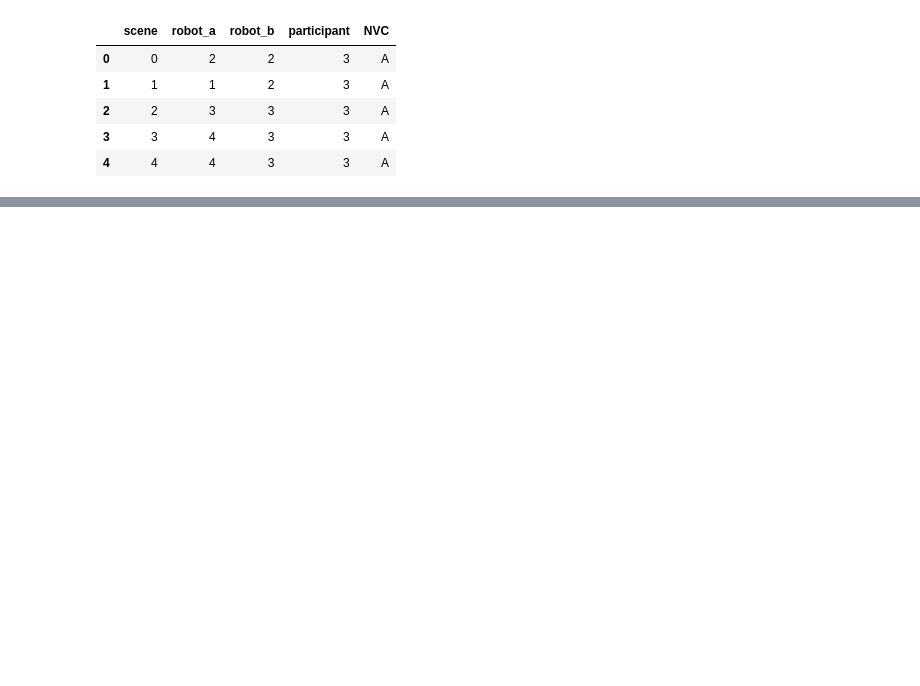
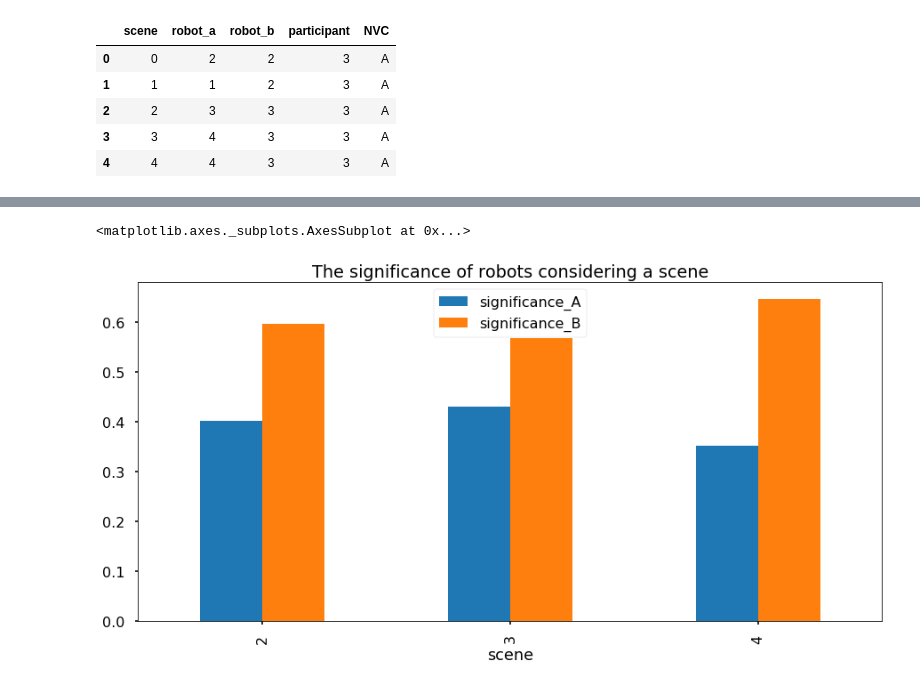
Before and after one commit to nilesh0109/PHRI_1920, a Jupyter notebook: evaluation/count_cubes_evaluation.ipynb, the cells around one changed output, grey strips where cells are left out. Cells and saved outputs as stored; diff of their text form; code cells hidden in the pictures; blank space fills up the shorter version.

```diff
--- a/evaluation/count_cubes_evaluation.ipynb
+++ b/evaluation/count_cubes_evaluation.ipynb
@@ -66,0 +104,6 @@ plt.legend()
+# %%
+approach1 = filtered_data.copy()
+approach1["sum_cubes_a_and_b"] = approach1["robot_a"] + approach1["robot_b"]
+approach1["significance_A"] = approach1["robot_a"] / approach1["sum_cubes_a_and_b"]
+approach1["significance_B"] = approach1["robot_b"] / approach1["sum_cubes_a_and_b"]
+approach1.head()
@@ -66,0 +117,4 @@ plt.legend()
+# %%
+approach1_plot_data = approach1.groupby(['scene']).mean()
+approach1_plot_data = approach1_plot_data.drop(columns=['robot_a', 'robot_b', 'participant', 'sum_cubes_a_and_b'])
+approach1_plot_data
@@ -66,0 +127,5 @@ plt.legend()
+# %%
+approach1_plot_data.plot(kind='bar', figsize=(15,7), title='The significance of robots considering a scene')
+# %% [output]
+<matplotlib.axes._subplots.AxesSubplot at 0x...>
+[figure, added]
```
Also changed, not shown: parts of 22 cells of this notebook.
